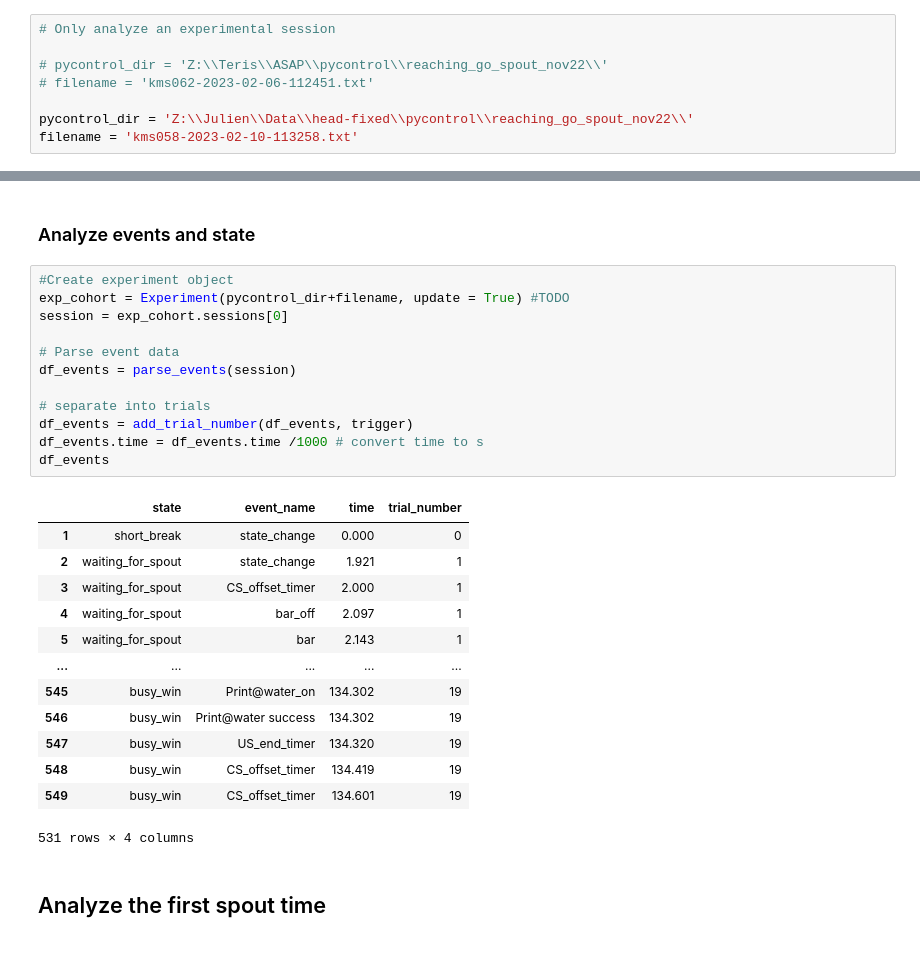
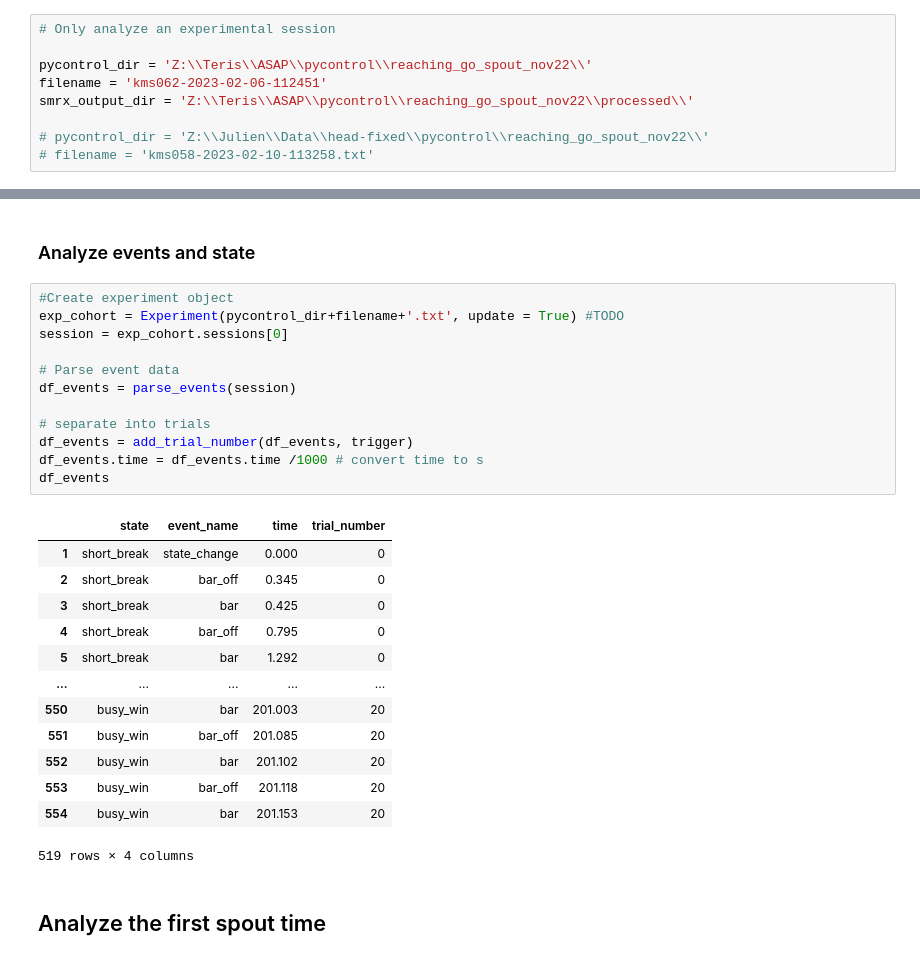
Before and after one commit to juliencarponcy/trialexp, a Jupyter notebook: notebooks/noncanonical/single_session_analsysis/reaching_go_spout_nov22_teris.ipynb, the cells around one changed output, grey strips where cells are left out. Saved outputs shown, nothing was run; the diff lists cells and outputs as text.

```diff
--- a/notebooks/noncanonical/single_session_analsysis/reaching_go_spout_nov22_teris.ipynb
+++ b/notebooks/noncanonical/single_session_analsysis/reaching_go_spout_nov22_teris.ipynb
@@ -24,11 +24,12 @@ Specify the pycontrol file you want to load
 # %%
 # Only analyze an experimental session
 
-# pycontrol_dir = 'Z:\\Teris\\ASAP\\pycontrol\\reaching_go_spout_nov22\\'
-# filename = 'kms062-2023-02-06-112451.txt'
+pycontrol_dir = 'Z:\\Teris\\ASAP\\pycontrol\\reaching_go_spout_nov22\\'
+filename = 'kms062-2023-02-06-112451'
+smrx_output_dir = 'Z:\\Teris\\ASAP\\pycontrol\\reaching_go_spout_nov22\\processed\\'
 
-pycontrol_dir = 'Z:\\Julien\\Data\\head-fixed\\pycontrol\\reaching_go_spout_nov22\\'
-filename = 'kms058-2023-02-10-113258.txt'
+# pycontrol_dir = 'Z:\\Julien\\Data\\head-fixed\\pycontrol\\reaching_go_spout_nov22\\'
+# filename = 'kms058-2023-02-10-113258.txt'
 # %% [markdown]
 ### Parameters
 # %%
@@ -44,30 +45,30 @@ spout_touch = ('waiting_for_spout', 'spout')
 ### Analyze events and state
 # %%
 #Create experiment object
-exp_cohort = Experiment(pycontrol_dir+filename, update = True) #TODO
+exp_cohort = Experiment(pycontrol_dir+filename+'.txt', update = True) #TODO
 session = exp_cohort.sessions[0]
 
 # Parse event data
 df_events = parse_events(session)
 
 # separate into trials
 df_events = add_trial_number(df_events, trigger)
 df_events.time = df_events.time /1000 # convert time to s
 df_events
 # %% [output]
 |  | state | event_name | time | trial_number |
 | 1 | short_break | state_change | 0.000 | 0 |
-| 2 | waiting_for_spout | state_change | 1.921 | 1 |
-| 3 | waiting_for_spout | CS_offset_timer | 2.000 | 1 |
-| 4 | waiting_for_spout | bar_off | 2.097 | 1 |
-| 5 | waiting_for_spout | bar | 2.143 | 1 |
+| 2 | short_break | bar_off | 0.345 | 0 |
+| 3 | short_break | bar | 0.425 | 0 |
+| 4 | short_break | bar_off | 0.795 | 0 |
+| 5 | short_break | bar | 1.292 | 0 |
 | ... | ... | ... | ... | ... |
-| 545 | busy_win | Print@water_on | 134.302 | 19 |
-| 546 | busy_win | Print@water success | 134.302 | 19 |
-| 547 | busy_win | US_end_timer | 134.320 | 19 |
-| 548 | busy_win | CS_offset_timer | 134.419 | 19 |
-| 549 | busy_win | CS_offset_timer | 134.601 | 19 |
+| 550 | busy_win | bar | 201.003 | 20 |
+| 551 | busy_win | bar_off | 201.085 | 20 |
+| 552 | busy_win | bar | 201.102 | 20 |
+| 553 | busy_win | bar_off | 201.118 | 20 |
+| 554 | busy_win | bar | 201.153 | 20 |
-531 rows × 4 columns
+519 rows × 4 columns
 # %% [markdown]
 ## Analyze the first spout time
 # %%
```
Also changed, not shown: parts of 3 cells of this notebook, 2 other files.
